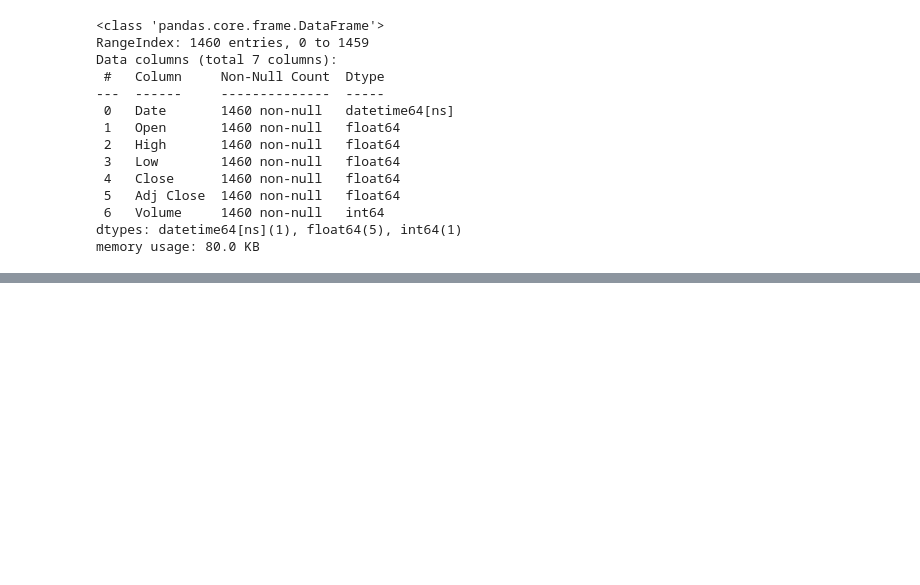
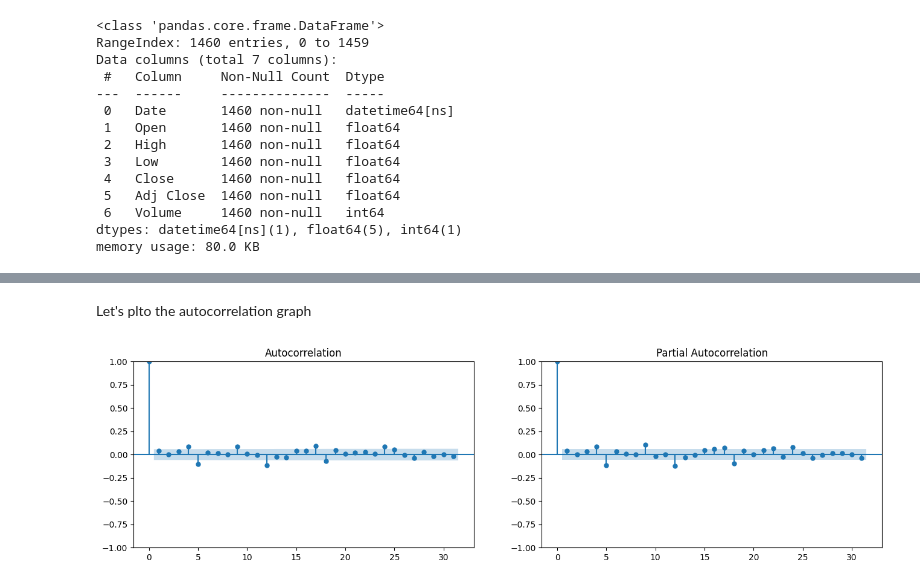
Before and after one commit to DevJChen/SOLANAUSD_price_predict, a Jupyter notebook: main.ipynb, the cells around one changed output, grey strips where cells are left out. Cells and saved outputs as stored; diff of their text form; code cells hidden in the pictures; blank space fills up the shorter version.

```diff
--- a/main.ipynb
+++ b/main.ipynb
@@ -152,0 +184,9 @@ plot_stock_data(df, 'SOL')
+# %%
+df.sort_index(inplace=True)
+
+# Select the 'Close' price column
+data = df['Close']
+
+# Split the data into training and testing sets (80-20 split)
+train_size = int(len(data) * 0.8)
+train, test = data[:train_size], data[train_size:]
@@ -152,0 +218,4 @@ plot_stock_data(df, 'SOL')
+# %%
+#Stabalizing the mean
+train_diff = train.diff().dropna()
+test_stationarity(train_diff)
@@ -152,0 +232,10 @@ plot_stock_data(df, 'SOL')
+# %% [markdown]
+Let's plto the autocorrelation graph
+# %%
+#plotting the autocorrelation function
+fig, axes = plt.subplots(1, 2, figsize=(16, 4))
+plot_acf(train_diff, ax=axes[0])
+plot_pacf(train_diff, ax=axes[1])
+plt.show()
+# %% [output]
+[figure, added]
```
Also changed, not shown: parts of 43 cells of this notebook.
